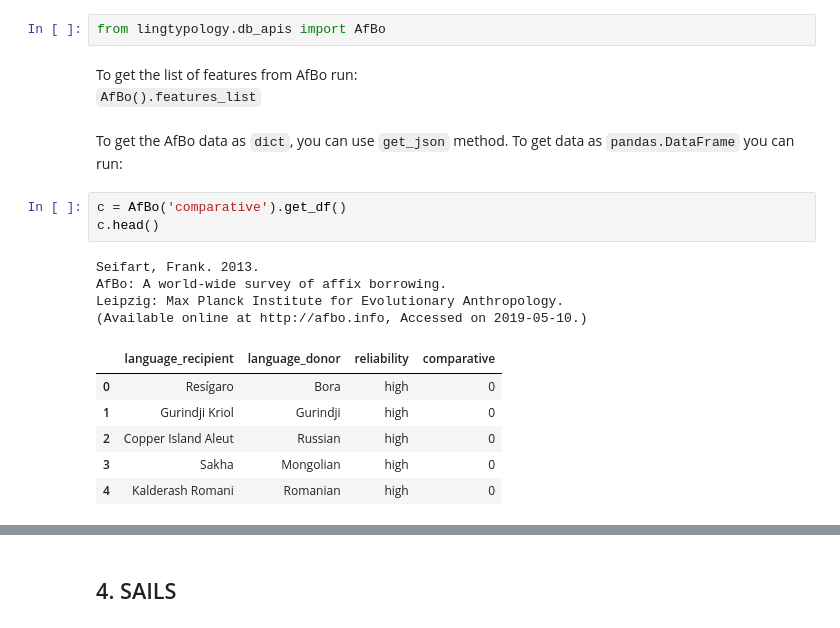
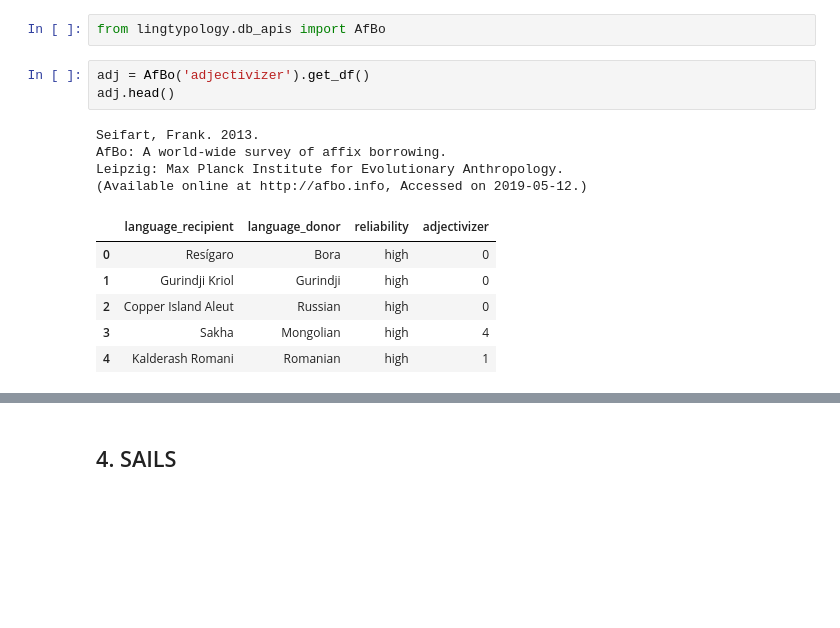
Before and after one commit to OneAdder/lingtypology, a Jupyter notebook: docs/db_apis.ipynb, the cells around one changed output, grey strips where cells are left out. Cells and saved outputs as stored; diff of their text form; blank space fills up the shorter version.

```diff
--- a/docs/db_apis.ipynb
+++ b/docs/db_apis.ipynb
@@ -103,23 +230,18 @@ m.create_map()
 ## 3. AfBo <a name="afbo"></a>
 # %%
 from lingtypology.db_apis import AfBo
-# %% [markdown]
-To get the list of features from AfBo run:
-`AfBo().features_list`
-# %% [markdown]
-To get the AfBo data as `dict`, you can use `get_json` method. To get data as `pandas.DataFrame` you can run:
 # %%
-c = AfBo('comparative').get_df()
-c.head()
+adj = AfBo('adjectivizer').get_df()
+adj.head()
 # %% [output]
 Seifart, Frank. 2013.
 AfBo: A world-wide survey of affix borrowing.
 Leipzig: Max Planck Institute for Evolutionary Anthropology.
-(Available online at http://afbo.info, Accessed on 2019-05-10.)
+(Available online at http://afbo.info, Accessed on 2019-05-12.)
-|  | language_recipient | language_donor | reliability | comparative |
+|  | language_recipient | language_donor | reliability | adjectivizer |
 | 0 | Resígaro | Bora | high | 0 |
 | 1 | Gurindji Kriol | Gurindji | high | 0 |
 | 2 | Copper Island Aleut | Russian | high | 0 |
-| 3 | Sakha | Mongolian | high | 0 |
-| 4 | Kalderash Romani | Romanian | high | 0 |
+| 3 | Sakha | Mongolian | high | 4 |
+| 4 | Kalderash Romani | Romanian | high | 1 |
 # %%
```
Also changed, not shown: parts of 38 cells of this notebook, 7 other files.
